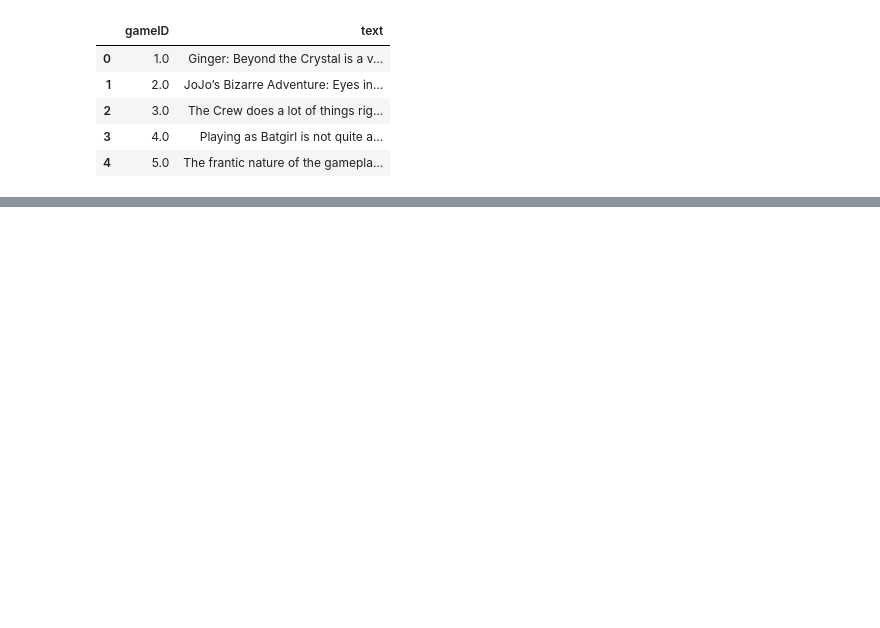
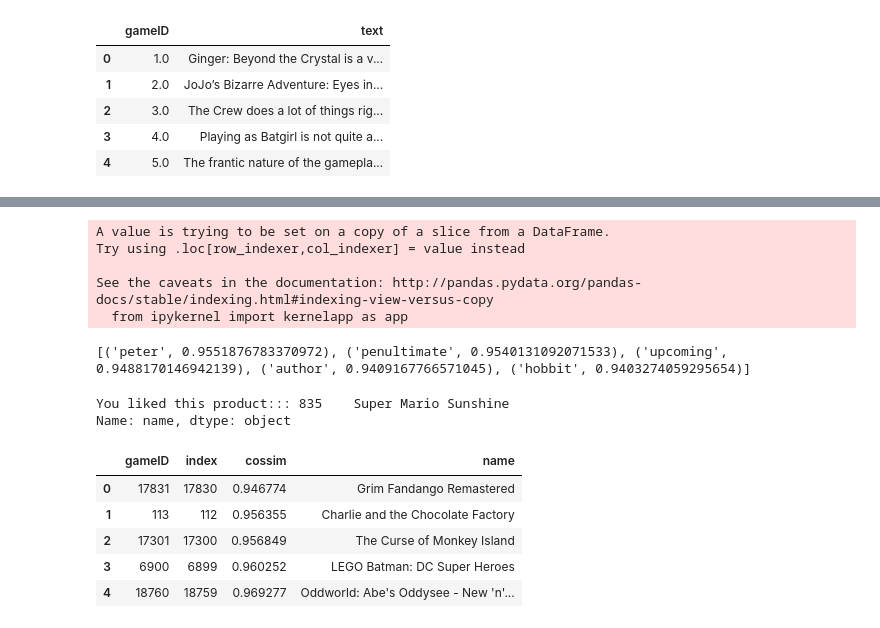
Before and after one commit to Steeefan/nycdsa-proj-04, a Jupyter notebook: code/content/doc2vec.ipynb, the cells around one changed output, grey strips where cells are left out. Saved outputs shown, nothing was run; the diff lists cells and outputs as text; code cells hidden in the pictures; blank space fills up the shorter version.

```diff
--- a/code/content/doc2vec.ipynb
+++ b/code/content/doc2vec.ipynb
@@ -179,0 +225,9 @@ with open('models/model_critic_only.pickle', 'wb') as handle:
+# %%
+# clean up summary docs, add utf8 encoding when there is no None Type
+summary_docs['textClean'] = summary_docs.apply(lambda row: row['summary'] if row['summary'] is None else cleaning_text(row['summary'].encode("utf8")), axis=1)
+# %% [output]
+A value is trying to be set on a copy of a slice from a DataFrame.
+Try using .loc[row_indexer,col_indexer] = value instead
+
+See the caveats in the documentation: http://pandas.pydata.org/pandas-docs/stable/indexing.html#indexing-view-versus-copy
+  from ipykernel import kernelapp as app
@@ -179,0 +247,57 @@ with open('models/model_critic_only.pickle', 'wb') as handle:
+# %%
+# testing similar words
+print model_summary.most_similar(positive=["cheap", "zelda"], negative=["slow"], topn=5)
+# %% [output]
+[('peter', 0.9551876783370972), ('penultimate', 0.9540131092071533), ('upcoming', 0.9488170146942139), ('author', 0.9409167766571045), ('hobbit', 0.9403274059295654)]
+# %%
+# Auxiliary functions for simple recommendation system
+
+# Calculate cosine similarity between two vecotrs
+def cossim(v1, v2):
+    return np.dot(v1, v2) / np.sqrt(np.dot(v1, v1)) / np.sqrt(np.dot(v2, v2))
+
+# return top_n values from a list
+def top_n_index(l,n):
+    return sorted(range(len(l)), key=lambda i: l[i])[-(n+1):-1] #-1 to take off the own product from the returned index list
+
+# return a dataframe with top_n products with cosine similarity score
+def recommend2(l,n):
+    # get indexes of top_n similar items
+    index = top_n_index(l, n)
+
+    # return list of products
+    top_products = copy.deepcopy(summary_docs.iloc[index,][['gameID']])
+    top_products['index']= top_products.index
+
+    # initialize an empty column for cosine similarity
+    top_products['cossim']=0
+
+    for i in range(len(index)):
+        # note - this results in a bug: top_products['cossim'].loc[index[i],] = sim_array[index[i]]
+        top_products.loc[index[i],'cossim'] = l[index[i]]
+
+    return top_products
+# %%
+# "Basic recommendation system with doc2vec
+
+# Select gameID of a product you like
+gameID = 836
+input_vec = model_summary.docvecs[summary_docs.loc[summary_docs['gameID']==gameID].index[0]]
+
+# Calculated a cossim matrix between input product and model's vectors
+sim_array_summary = map(lambda v: cossim(input_vec, v), model_summary.docvecs)
+
+#recommendation
+print "You liked this product::: %s" %games.loc[games['gameID']==gameID]['name']
+res = recommend2(sim_array_summary,5)
+res['gameID'] = res.apply(lambda row: int(row['gameID']),axis = 1)
+pd.merge(res, games[['gameID','name']], on='gameID')
+# %% [output]
+You liked this product::: 835    Super Mario Sunshine
+Name: name, dtype: object
+|  | gameID | index | cossim | name |
+| 0 | 17831 | 17830 | 0.946774 | Grim Fandango Remastered |
+| 1 | 113 | 112 | 0.956355 | Charlie and the Chocolate Factory |
+| 2 | 17301 | 17300 | 0.956849 | The Curse of Monkey Island |
+| 3 | 6900 | 6899 | 0.960252 | LEGO Batman: DC Super Heroes |
+| 4 | 18760 | 18759 | 0.969277 | Oddworld: Abe's Oddysee - New 'n'... |
```
Also changed, not shown: parts of 35 cells of this notebook.
